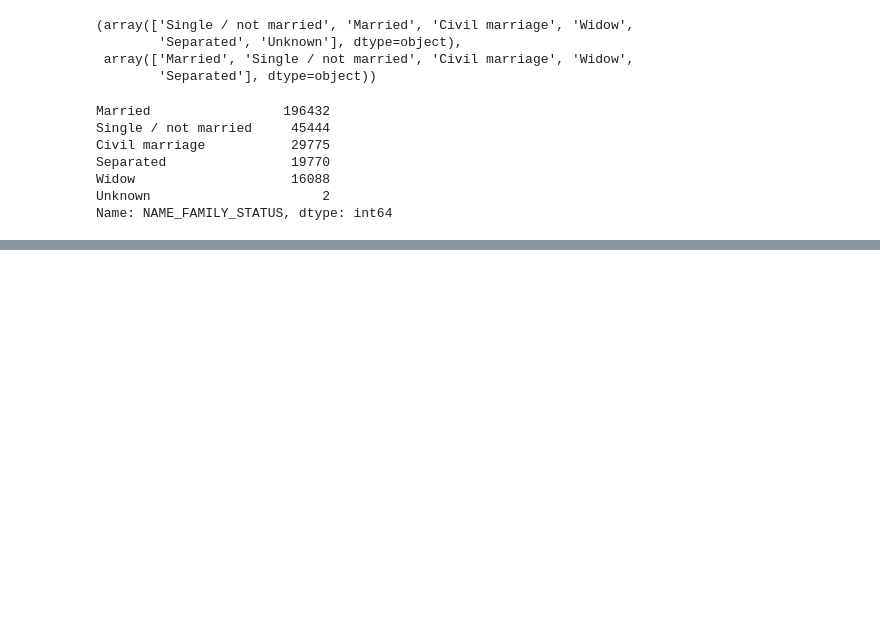
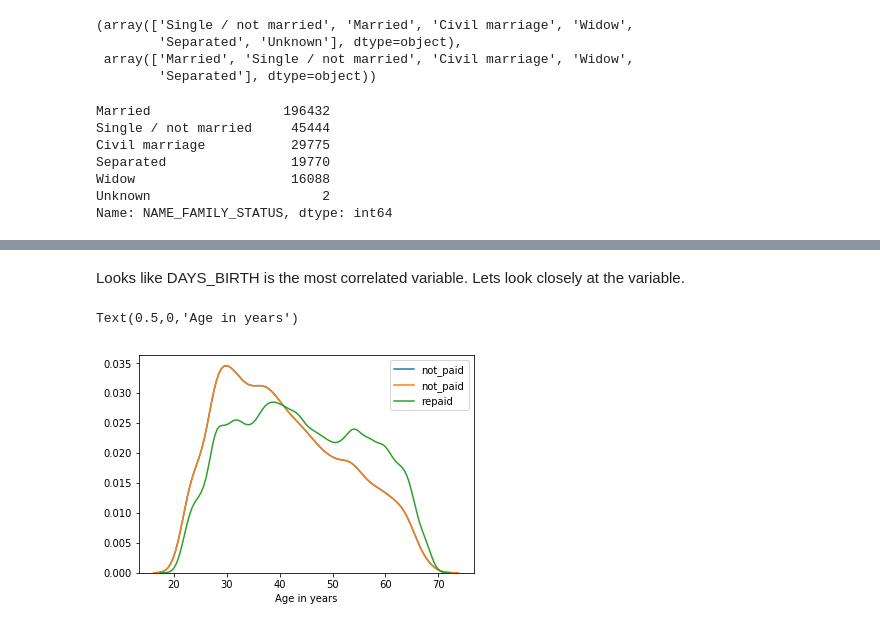
Before and after one commit to misbah-uddin/home_credit_default_risk, a Jupyter notebook: home_credit_default_risk_notebook_data_analysis.ipynb, the cells around one changed output, grey strips where cells are left out. Saved outputs shown, nothing was run; the diff lists cells and outputs as text; code cells hidden in the pictures; blank space fills up the shorter version.

```diff
--- a/home_credit_default_risk_notebook_data_analysis.ipynb
+++ b/home_credit_default_risk_notebook_data_analysis.ipynb
@@ -220,0 +255,12 @@ We should convert categorical features to one-hot encoded features. This is due
+# %% [markdown]
+Looks like DAYS_BIRTH is the most correlated variable. Lets look closely at the variable.
+# %%
+age_repaid = abs(train_df[train_df.TARGET == 0].DAYS_BIRTH)/365
+age_not_paid = abs(train_df[train_df.TARGET == 1].DAYS_BIRTH)/365
+# %%
+sns.kdeplot(age_not_paid, label='not_paid')
+sns.kdeplot(age_repaid, label='repaid')
+plt.xlabel('Age in years')
+# %% [output]
+Text(0.5,0,'Age in years')
+[figure, added]
```
Also changed, not shown: parts of 14 cells of this notebook.
